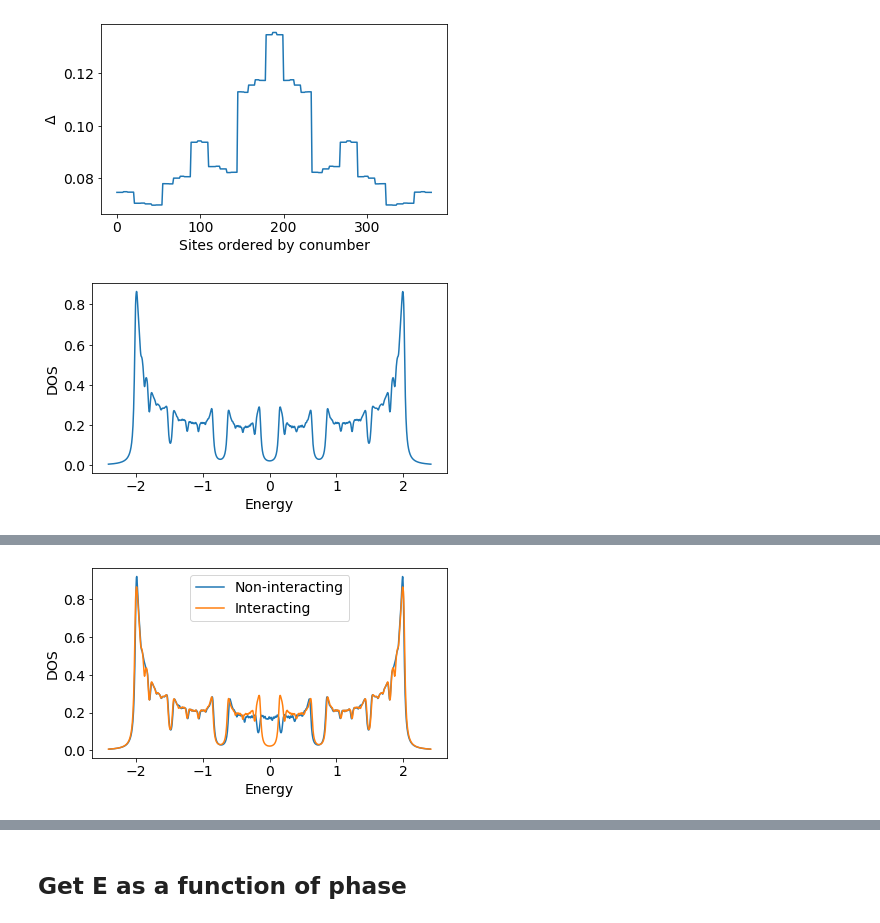
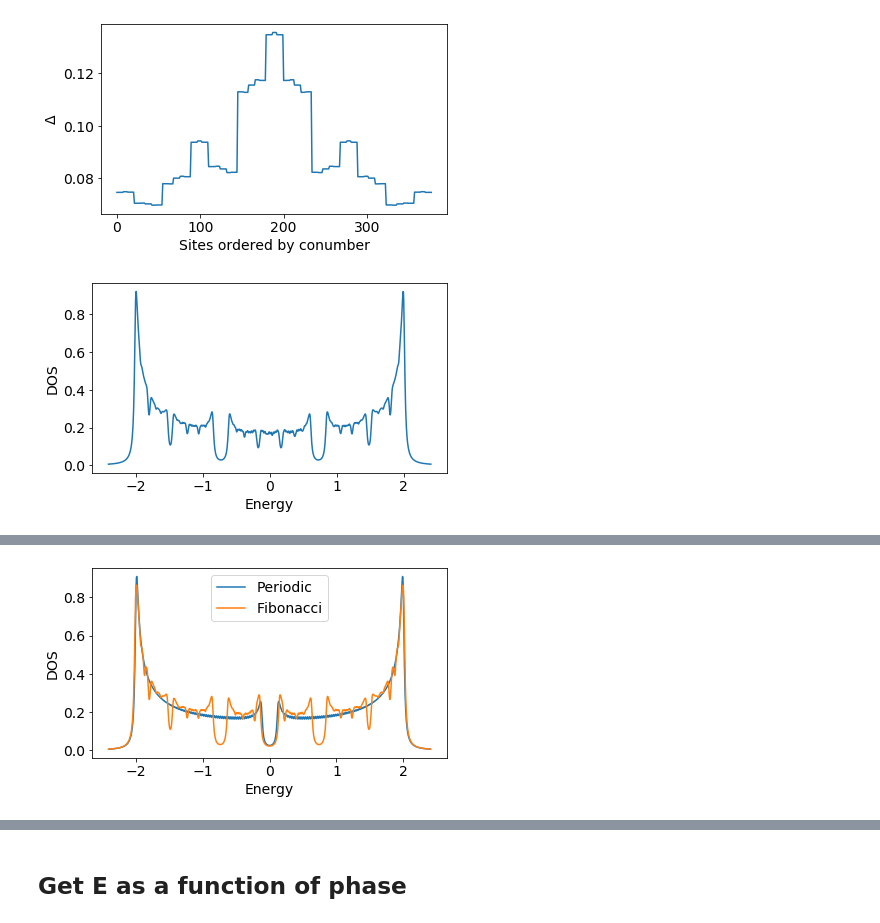
Before and after one commit to gautamra/Superconducting-Fibonacci-chain, a Jupyter notebook: SC-Fibonacci-library.ipynb, the cells around one changed output, grey strips where cells are left out. Cells and saved outputs as stored; diff of their text form; code cells hidden in the pictures.

```diff
--- a/SC-Fibonacci-library.ipynb
+++ b/SC-Fibonacci-library.ipynb
@@ -44,6 +44,3 @@ def Fermi(eps, beta = 'inf'):
         return int(eps<0)
     else:
         return 1/(1+np.exp(beta*eps))
-# %%
-Fibonacci_number = [1, 2, 3, 5, 8, 13, 21, 34, 55, 89, 144, 233, 377, 610, 987, 1597, 2584, 4181, 6765, 10946, 17711, 28657]
-tau_approximant = [1, 2.0, 1.5, 1.6666666666666667, 1.6, 1.625, 1.6153846153846154, 1.619047619047619, 1.6176470588235294, 1.6181818181818182, 1.6179775280898876, 1.6180555555555556, 1.6180257510729614, 1.6180371352785146, 1.618032786885246, 1.618034447821682, 1.6180338134001253, 1.618034055727554, 1.6180339631667064, 1.6180339985218033, 1.618033985017358, 1.6180339901755971]
@@ -309,17 +330,17 @@ ax.set_ylabel("DOS")
 
 plt.savefig("DOS_temp_FC.png")
 # %% [output]
-[figure, old version]
+[figure, new version]
 # %%
-chain = chainFC(n = n, phi = phi,v = 0, u = 0, w = 0.1,PBC = True, phase = 0)
+chain = chainFC(n = n, phi = phi, v = -1.5, u = 0.75, w = 0, PBC = True, phase = 0)
 Model2 = simple_ring(chain)
 Model2.iterate()
 DOS2, eex2 = Model2.get_DOS(gam = 0.02)
 
 fig, ax = plt.subplots()
 
-ax.plot(eex2, DOS2, label = "Non-interacting")
-ax.plot(eex, DOS, label = "Interacting")
+ax.plot(eex2, DOS2, label = "Periodic")
+ax.plot(eex, DOS, label = "Fibonacci")
 ax.set_xlabel("Energy")
 ax.set_ylabel("DOS")
 ax.legend()
@@ -330 +351 @@ Convergence took 3 iterations
-[figure, old version]
+[figure, new version]
```
Also changed, not shown: parts of 7 cells of this notebook, 1 other file.
